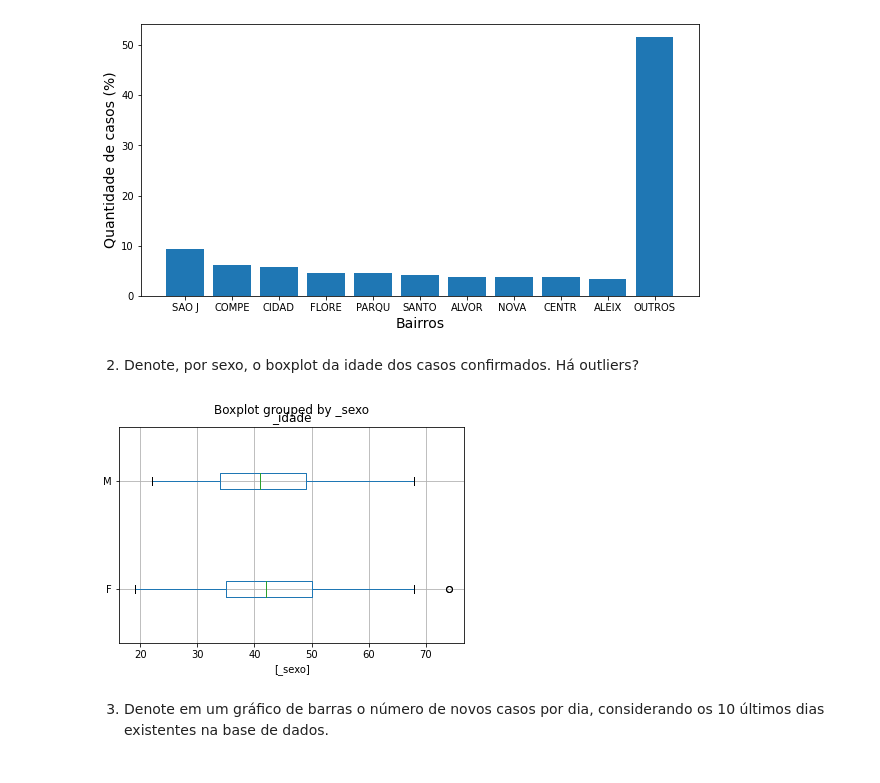
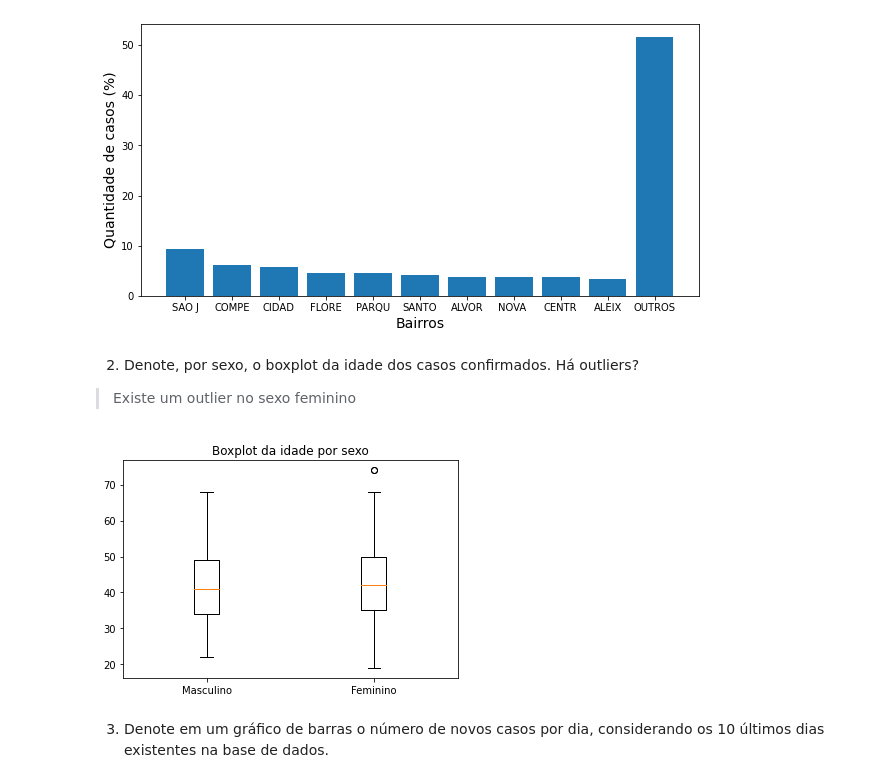
Before and after one commit to danilo-uea/RNA-2021.1-AA1.2, a Jupyter notebook: RNA_AA_1_2.ipynb, the cells around one changed output. Cells and saved outputs as stored; diff of their text form; code cells hidden in the pictures.

Commit message:
Correção do boxplot da idade por sexo

```diff
--- a/RNA_AA_1_2.ipynb
+++ b/RNA_AA_1_2.ipynb
@@ -313,11 +313,25 @@ figura1.show()
 [figure]
 # %% [markdown]
 2. Denote, por sexo, o boxplot da idade dos casos confirmados. Há outliers?
+
+> Existe um outlier no sexo feminino
-# %%
-# 2.2
-boxplot = covid.boxplot(column=['_idade'], by=['_sexo'], vert=False)
-# %% [output]
-[figure, removed]
+# %%
+# 2.2
+masculino = covid[covid["_sexo"] == "M"]
+masculino = np.array(masculino['_idade'], dtype=object)
+feminino = covid[covid["_sexo"] == "F"]
+feminino = np.array(feminino['_idade'], dtype=object)
+
+labels = ['Masculino', 'Feminino']
+
+data = np.array([masculino, feminino], dtype=object)
+
+figura_2, ax_2 = plt.subplots()
+ax_2.set_title('Boxplot da idade por sexo')
+ax_2.boxplot(data, labels=labels)
+figura_2.show()
+# %% [output]
+[figure, added]
 # %% [markdown]
 3. Denote em um gráfico de barras o número de novos casos por dia, considerando os 10 últimos dias existentes na base de dados.
 # %%
```
Also changed, not shown: parts of 1 cell of this notebook.
